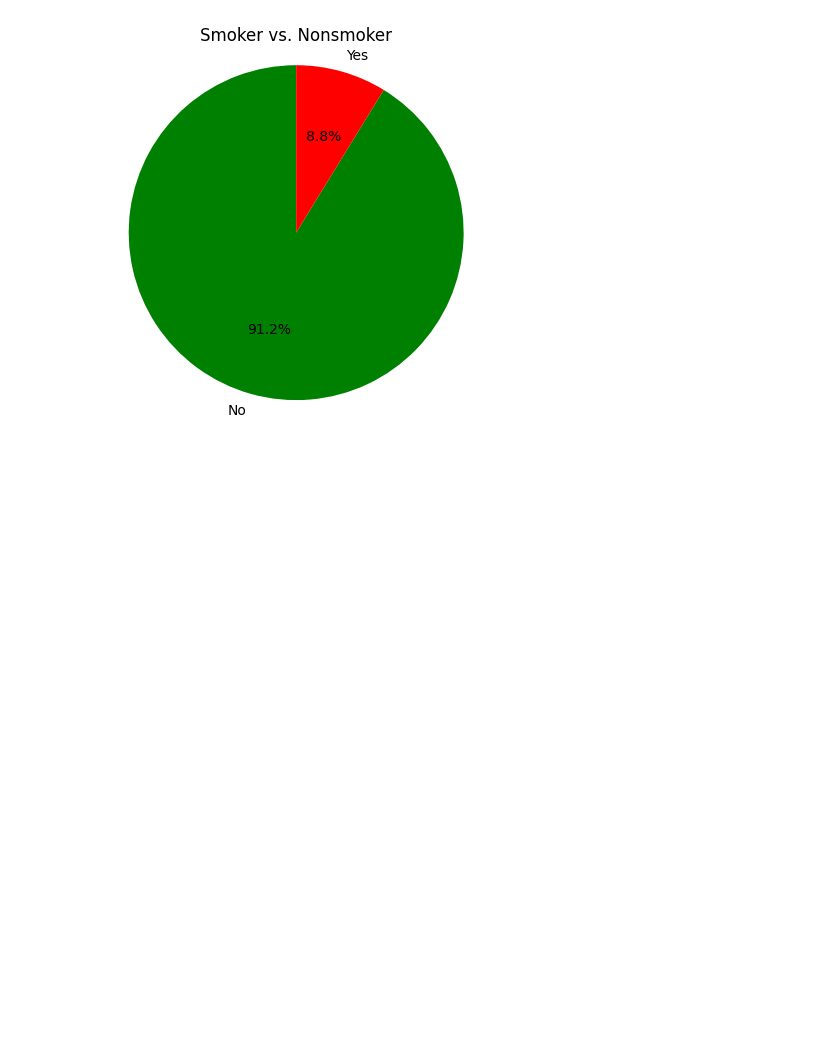
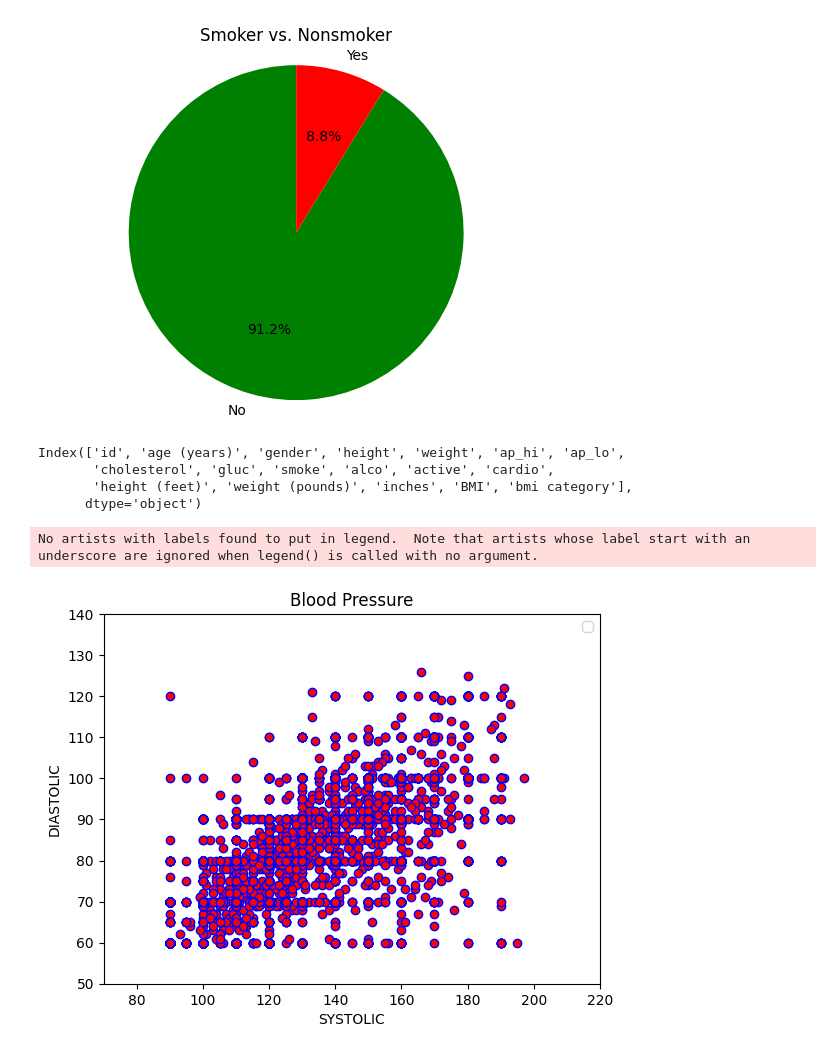
Before and after one commit to JGILINGER7/heart_disease_risk, a Jupyter notebook: Jacob/visualizations.ipynb, the cells around one changed output. Cells and saved outputs as stored; diff of their text form; code cells hidden in the pictures; blank space fills up the shorter version.

```diff
--- a/Jacob/visualizations.ipynb
+++ b/Jacob/visualizations.ipynb
@@ -132,3 +132,26 @@ plt.axis("equal")
 plt.show()
 # %% [output]
 [figure]
+# %%
+heart_df.columns
+# %% [output]
+Index(['id', 'age (years)', 'gender', 'height', 'weight', 'ap_hi', 'ap_lo',
+       'cholesterol', 'gluc', 'smoke', 'alco', 'active', 'cardio',
+       'height (feet)', 'weight (pounds)', 'inches', 'BMI', 'bmi category'],
+      dtype='object')
+# %%
+SYSTOLIC=heart_df['ap_hi']
+DIASTOLIC=heart_df['ap_lo']
+plt.title("Blood Pressure")
+plt.xlabel("SYSTOLIC")
+plt.ylabel("DIASTOLIC")
+
+plt.xlim(70, 220)
+plt.ylim(50, 140)
+
+plt.scatter(SYSTOLIC, DIASTOLIC, marker="o", facecolors="red", edgecolors="blue")
+plt.legend()
+plt.show()
+# %% [output]
+No artists with labels found to put in legend.  Note that artists whose label start with an underscore are ignored when legend() is called with no argument.
+[figure, added]
```
Also changed, not shown: 1 other file.
